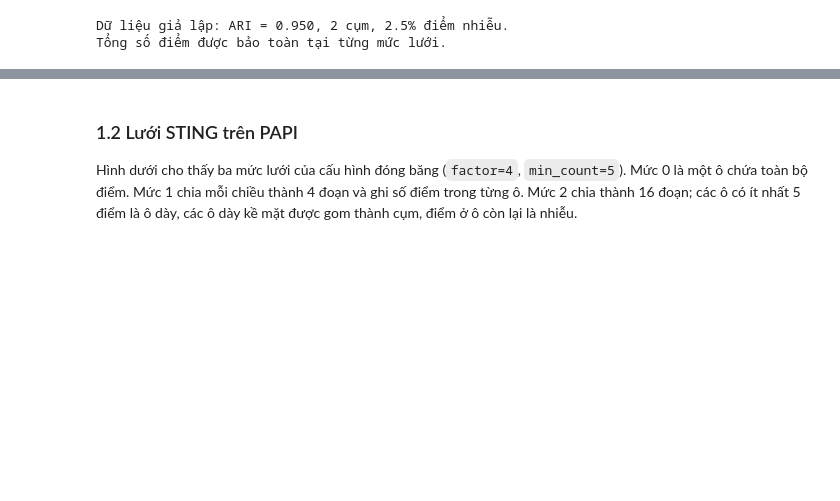
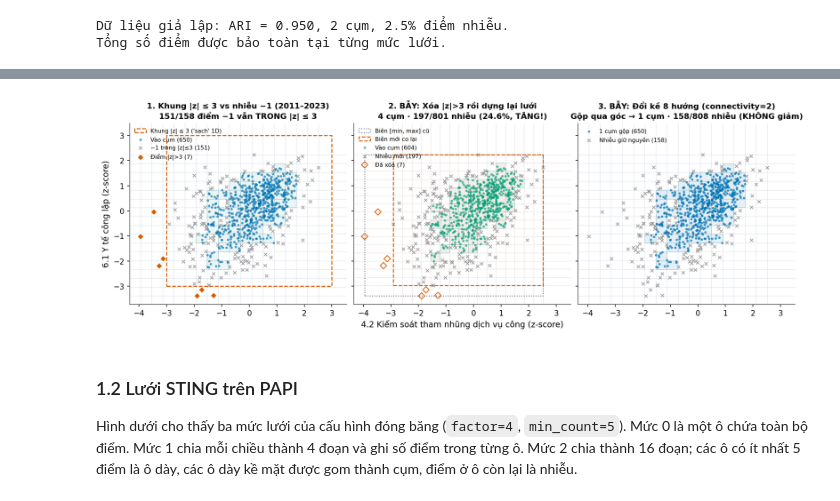
Before and after one commit to JasonTM17/Grid_Based_Sociology, a Jupyter notebook: notebooks/Nhom15_CuoiKy_STING_PAPI.ipynb, the cells around one changed output, grey strips where cells are left out. Cells and saved outputs as stored; diff of their text form; code cells hidden in the pictures; blank space fills up the shorter version.

```diff
--- a/notebooks/Nhom15_CuoiKy_STING_PAPI.ipynb
+++ b/notebooks/Nhom15_CuoiKy_STING_PAPI.ipynb
@@ -138,6 +216,19 @@ print("Mô hình đã lưu và mô hình dựng lại cho cùng nhãn.")
 test_noise = int(test.pred_cluster.eq(-1).sum())
 print(f"Năm 2024: {len(test)}/63 tỉnh đủ hai chỉ tiêu. "
       f"{len(test) - test_noise} tỉnh được gán cụm, {test_noise} tỉnh nhận nhãn nhiễu.")
+train_z_flag = (np.abs(train_scaled) > 3).any(axis=1)
+train_noise = int((train_labels == -1).sum())
+train_sparse_no_flag = int(((train_labels == -1) & ~train_z_flag).sum())
+trimmed_sting = STING(n_levels=params["n_levels"], factor=params["factor"],
+                      min_count=params["min_count"]).fit(train_scaled[~train_z_flag])
+trimmed_train_labels = trimmed_sting.cluster(level=params["cluster_level"],
+                                             connectivity=params["connectivity"])
+trimmed_train_noise = int((trimmed_train_labels == -1).sum())
+print(f"2011–2023: {train_z_flag.sum()} quan sát có |z| > 3; "
+      f"{train_sparse_no_flag}/{train_noise} điểm nhãn −1 có |z| ≤ 3 trên cả hai trục.")
+print(f"Nếu loại {train_z_flag.sum()} điểm |z| > 3 rồi dựng lại lưới trên {len(trimmed_train_labels)} điểm: "
+      f"{trimmed_sting.n_clusters_} cụm, {trimmed_train_noise}/{len(trimmed_train_labels)} điểm nhiễu "
+      f"({trimmed_train_noise / len(trimmed_train_labels):.1%}).")
 # %% [output]
 Tái lập STING: 869/869 nhãn khớp với kết quả đã lưu.
 Mô hình đã lưu và mô hình dựng lại cho cùng nhãn.
@@ -144,0 +238,73 @@ Năm 2024: 61/63 tỉnh đủ hai chỉ tiêu. 48 tỉnh được gán cụm, 13
+# %%
+import copy
+
+conn8_sting = copy.deepcopy(sting)
+conn8_labels = conn8_sting.cluster(level=params["cluster_level"], connectivity=2)
+conn8_noise = int((conn8_labels == -1).sum())
+print(f"Đổi kề 8 hướng (connectivity=2) trên 2011–2023: {len(conn8_sting.label_of_)} ô dày → "
+      f"{conn8_sting.n_clusters_} cụm, {conn8_noise}/{len(conn8_labels)} điểm nhiễu ({conn8_noise / len(conn8_labels):.1%}).")
+
+def _draw_sting_grid(ax, m, *, grid_color="#CBD5E1", dense_fill="#EBF5F5"):
+    res = m.factor ** m.cluster_level_
+    b_lo, b_hi = m.bounds_min_, m.bounds_max_
+    step = (b_hi - b_lo) / res
+    for idx in m.label_of_:
+        cell = m.cells_[m.cluster_level_][idx]
+        ax.add_patch(Rectangle(cell.bounds_min, *(cell.bounds_max - cell.bounds_min),
+                               facecolor=dense_fill, edgecolor="#94B8BC", linewidth=0.5, zorder=1))
+    for i in range(res + 1):
+        ax.axvline(b_lo[0] + i * step[0], color=grid_color, linewidth=0.35, zorder=0.5)
+        ax.axhline(b_lo[1] + i * step[1], color=grid_color, linewidth=0.35, zorder=0.5)
+
+_lo_t, _hi_t = sting.bounds_min_, sting.bounds_max_
+_px_t, _py_t = (_hi_t[0] - _lo_t[0]) * 0.06, (_hi_t[1] - _lo_t[1]) * 0.06
+with style_context():
+    fig, axes = plt.subplots(1, 3, figsize=(13.0, 4.35), dpi=150, sharex=True, sharey=True, layout="constrained")
+    # Panel 1: |z| <= 3 vs nhiễu STING (-1)
+    _draw_sting_grid(axes[0], sting)
+    axes[0].add_patch(Rectangle((-3.0, -3.0), 6.0, 6.0, facecolor="none", edgecolor="#D55E00",
+                                linestyle="--", linewidth=1.35, label="Khung |z| ≤ 3 ('sạch' 1D)", zorder=4))
+    _nm = train_labels == -1
+    _sc = _nm & ~train_z_flag
+    axes[0].scatter(train_scaled[~_nm, 0], train_scaled[~_nm, 1], s=10, color=PALETTE["blue"], alpha=0.68, linewidths=0,
+                    label=f"Vào cụm ({int((~_nm).sum())})", zorder=2)
+    axes[0].scatter(train_scaled[_sc, 0], train_scaled[_sc, 1], s=18, color=PALETTE["gray"], marker="x", linewidths=0.95,
+                    label=f"−1 trong |z|≤3 ({train_sparse_no_flag})", zorder=3)
+    axes[0].scatter(train_scaled[train_z_flag, 0], train_scaled[train_z_flag, 1], s=32, color="#D55E00", marker="D",
+                    edgecolors="white", linewidths=0.5, label=f"Điểm |z|>3 ({int(train_z_flag.sum())})", zorder=5)
+    axes[0].set_title(f"1. Khung |z| ≤ 3 vs nhiễu −1 (2011–2023)\n{train_sparse_no_flag}/{train_noise} điểm −1 vẫn TRONG |z| ≤ 3", fontsize=10.5)
+    axes[0].set_ylabel("6.1 Y tế công lập (z-score)")
+    axes[0].legend(loc="upper left", fontsize=7.6, framealpha=0.92)
+
+    # Panel 2: BẪY xóa |z|>3
+    _draw_sting_grid(axes[1], trimmed_sting, grid_color="#E2CFC9", dense_fill="#F3EEEA")
+    axes[1].add_patch(Rectangle(_lo_t, *(_hi_t - _lo_t), facecolor="none", edgecolor="#64748B",
+                                linestyle=":", linewidth=1.2, label="Biên [min, max] cũ", zorder=3))
+    axes[1].add_patch(Rectangle(trimmed_sting.bounds_min_, *(trimmed_sting.bounds_max_ - trimmed_sting.bounds_min_),
+                                facecolor="none", edgecolor="#D55E00", linestyle="--", linewidth=1.3, label="Biên mới co lại", zorder=4))
+    _kept = train_scaled[~train_z_flag]
+    _ta = trimmed_train_labels >= 0
+    axes[1].scatter(_kept[_ta, 0], _kept[_ta, 1], s=10, color=PALETTE["green"], alpha=0.68, linewidths=0,
+                    label=f"Vào cụm ({int(_ta.sum())})", zorder=2)
+    axes[1].scatter(_kept[~_ta, 0], _kept[~_ta, 1], s=18, color=PALETTE["gray"], marker="x", linewidths=0.95,
+                    label=f"Nhiễu mới ({trimmed_train_noise})", zorder=3)
+    axes[1].scatter(train_scaled[train_z_flag, 0], train_scaled[train_z_flag, 1], s=36, facecolors="none", edgecolors="#D55E00",
+                    marker="D", linewidths=1.1, label=f"Đã xóa ({int(train_z_flag.sum())})", zorder=5)
+    axes[1].set_title(f"2. BẪY: Xóa |z|>3 rồi dựng lại lưới\n{trimmed_sting.n_clusters_} cụm · {trimmed_train_noise}/{len(trimmed_train_labels)} nhiễu ({trimmed_train_noise / len(trimmed_train_labels):.1%}, TĂNG!)", fontsize=10.5)
+    axes[1].set_xlabel("4.2 Kiểm soát tham nhũng dịch vụ công (z-score)")
+    axes[1].legend(loc="upper left", fontsize=7.6, framealpha=0.92)
+
+    # Panel 3: BẪY connectivity=2
+    _draw_sting_grid(axes[2], conn8_sting, dense_fill="#E4EFF7")
+    _c8a = conn8_labels >= 0
+    axes[2].scatter(train_scaled[_c8a, 0], train_scaled[_c8a, 1], s=10, color=PALETTE["blue"], alpha=0.72, linewidths=0,
+                    label=f"1 cụm gộp ({int(_c8a.sum())})", zorder=2)
+    axes[2].scatter(train_scaled[~_c8a, 0], train_scaled[~_c8a, 1], s=18, color=PALETTE["gray"], marker="x", linewidths=0.95,
+                    label=f"Nhiễu giữ nguyên ({conn8_noise})", zorder=3)
+    axes[2].set_title(f"3. BẪY: Đổi kề 8 hướng (connectivity=2)\nGộp qua góc → {conn8_sting.n_clusters_} cụm · {conn8_noise}/{len(conn8_labels)} nhiễu (KHÔNG giảm)", fontsize=10.5)
+    axes[2].legend(loc="upper left", fontsize=7.6, framealpha=0.92)
+
+    axes[0].set_xlim(min(_lo_t[0], -3.15) - _px_t, max(_hi_t[0], 3.15) + _px_t)
+    axes[0].set_ylim(min(_lo_t[1], -3.15) - _py_t, max(_hi_t[1], 3.15) + _py_t)
+    plt.show()
+# %% [output]
@@ -145,3 +312,4 @@ Năm 2024: 61/63 tỉnh đủ hai chỉ tiêu. 48 tỉnh được gán cụm, 13
+[figure, added]
 # %% [markdown]
 ### 1.2 Lưới STING trên PAPI
 
```
Also changed, not shown: parts of 9 cells of this notebook, 11 other files.
